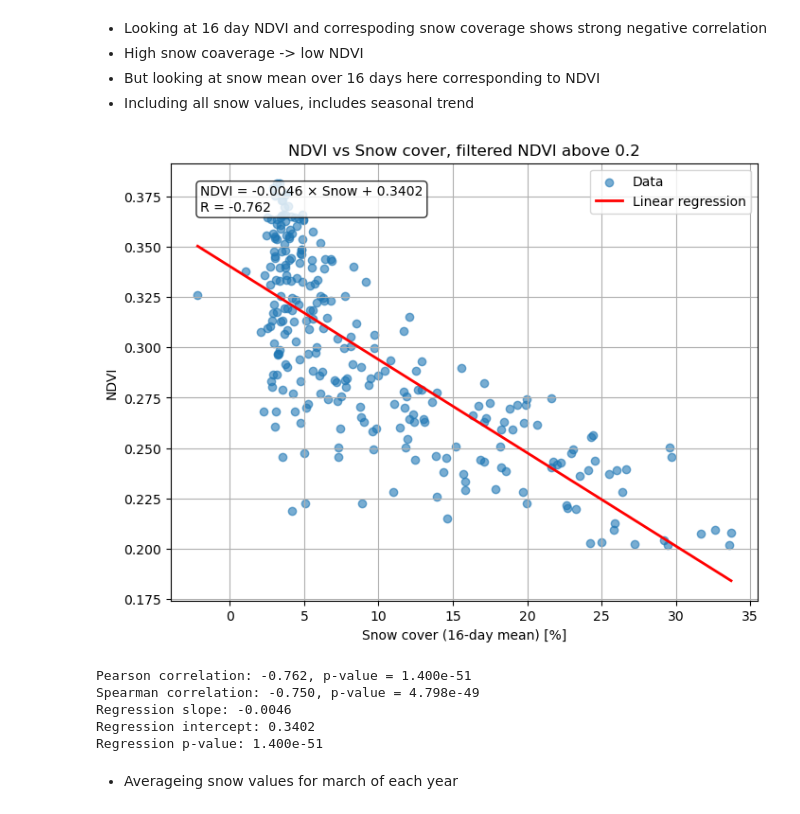
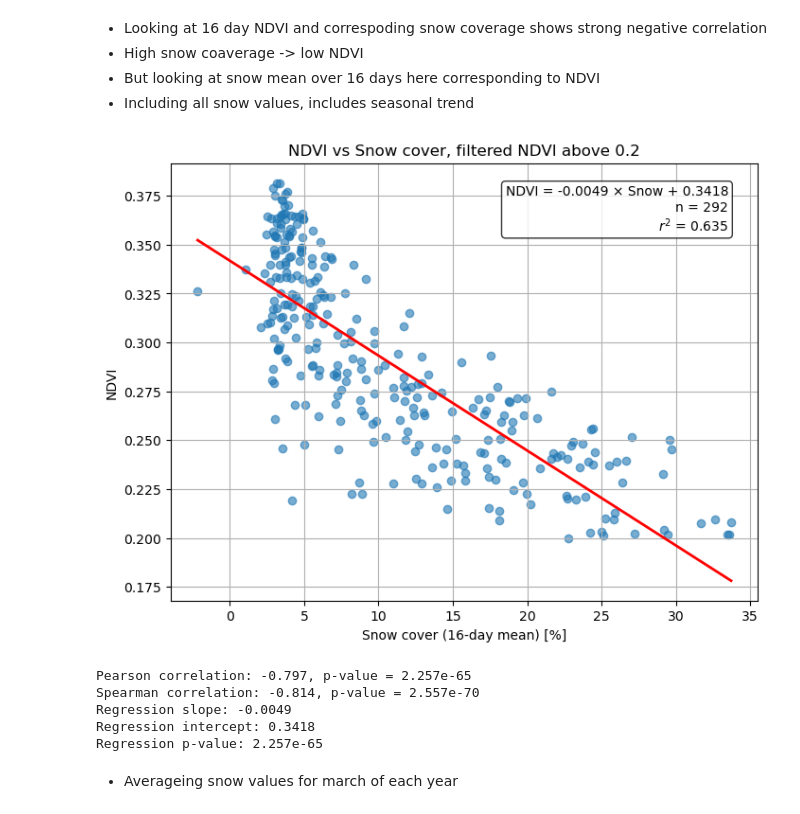
Before and after one commit to till-weiss/MODSNOW, a Jupyter notebook: code/ndvi_agg_analysis.ipynb, the cells around one changed output. Saved outputs shown, nothing was run; the diff lists cells and outputs as text; code cells hidden in the pictures.

```diff
--- a/code/ndvi_agg_analysis.ipynb
+++ b/code/ndvi_agg_analysis.ipynb
@@ -8,5 +9,5 @@ import numpy as np
 # %%
-ndvi_path = '/Users/tillweiss/Desktop/MODSNOW/MODSNOW_irrigated_MarJul_2000_2024/MOD13Q1-061-Statistics.csv'
+ndvi_path = '/Users/tillweiss/Desktop/MODSNOW/data/MODSNOW_irrigated_MarJul_2000_2024/MOD13Q1-061-Statistics.csv'
 snow_path = '/Users/tillweiss/Desktop/MODSNOW/data/cloud_snow_fraction_amudarya_kerky_4report.txt'
 # %%
 ndvi = pd.read_csv(ndvi_path)
@@ -66,7 +36,7 @@ ndvi_daily = ndvi[['Date', 'NDVI']].set_index('Date').resample('D').asfreq()
 snow_daily = snow[['Date', 'Snow_Percent']].set_index('Date').resample('D').asfreq()
 
 snow_ndvi_d = ndvi_daily.join(snow_daily, how='left')
-snow_ndvi_d = snow_ndvi_d[snow_ndvi_d.index.month.isin([3, 4, 5, 6, 7, 8, 9])]
+#snow_ndvi_d = snow_ndvi_d[snow_ndvi_d.index.month.isin([1, 2, 3, 4, 5, 6, 7, 8, 9, 10, 11, 12])]
 # %%
 snow_16d = []
 
@@ -121,6 +67,18 @@ ndvi_snow
+# %%
+df = snow_ndvi_d.copy()
+
+df['Date'] = pd.to_datetime(df['Date'])
+
+df['Year'] = df['Date'].dt.year
+df['Month'] = df['Date'].dt.month
+
+df['DOY'] = df['Date'].dt.dayofyear
+
+df = df.dropna()
 # %%
-snow_data = pd.DataFrame(ndvi_snow, columns=['Date', 'Snow_Percent', 'Snow_16d'])
-snow_data.to_csv('/Users/tillweiss/Desktop/MODSNOW/data/snow_agg.csv', index=False)
+ndvi_snow = df.copy()
+snow_data = pd.DataFrame(ndvi_snow, columns=['Date', 'Snow_Percent', 'Snow_16d', 'Year', 'Month', 'DOY'])
+snow_data.to_csv('/Users/tillweiss/Desktop/MODSNOW/data/snow_agg.csv', index=False, header=True)
 # %%
 df_corr = ndvi_snow[['NDVI', 'Snow_16d']].dropna()
 
@@ -187,43 +147,45 @@ slope, intercept, r_value, p_value, std_err = stats.linregress(x, y)
 x_fit = np.linspace(x.min(), x.max(), 100)
 y_fit = intercept + slope * x_fit
 
 plt.figure(figsize=(8,6))
 plt.scatter(x, y, alpha=0.6, label='Data')
 plt.plot(x_fit, y_fit, color='red', linewidth=2, label='Linear regression')
 
 plt.xlabel('Snow cover (16-day mean) [%]')
 plt.ylabel('NDVI')
 plt.title('NDVI vs Snow cover, filtered NDVI above 0.2')
 plt.grid(True)
 
+n_obs = len(df_corr)
+
 plt.text(
-    0.05, 0.95,
+    0.95, 0.95,
     f'NDVI = {slope:.4f} × Snow + {intercept:.4f}\n'
-    f'R = {r_value:.3f}',
+    f'n = {n_obs}\n'
+    f'$r^2$ = {r_value**2:.3f}',
     transform=plt.gca().transAxes,
-    verticalalignment='top',
+    va='top', ha='right',
     bbox=dict(boxstyle='round', facecolor='white', alpha=0.8)
 )
 
-plt.legend()
 plt.show()
 
 pearson_coef, pearson_p = stats.pearsonr(x, y)
 spearman_coef, spearman_p = stats.spearmanr(x, y)
 
 print(f'Pearson correlation: {pearson_coef:.3f}, p-value = {pearson_p:.3e}')
 print(f'Spearman correlation: {spearman_coef:.3f}, p-value = {spearman_p:.3e}')
 
 print(f'Regression slope: {slope:.4f}')
 print(f'Regression intercept: {intercept:.4f}')
 print(f'Regression p-value: {p_value:.3e}')
 # %% [output]
-[figure, old version]
+[figure, new version]
-Pearson correlation: -0.762, p-value = 1.400e-51
-Spearman correlation: -0.750, p-value = 4.798e-49
-Regression slope: -0.0046
-Regression intercept: 0.3402
-Regression p-value: 1.400e-51
+Pearson correlation: -0.797, p-value = 2.257e-65
+Spearman correlation: -0.814, p-value = 2.557e-70
+Regression slope: -0.0049
+Regression intercept: 0.3418
+Regression p-value: 2.257e-65
 # %%
 march_snow = (
     ndvi_snow[ndvi_snow['Month'] == 3]
```
Also changed, not shown: parts of 22 cells of this notebook, 6 other files.
